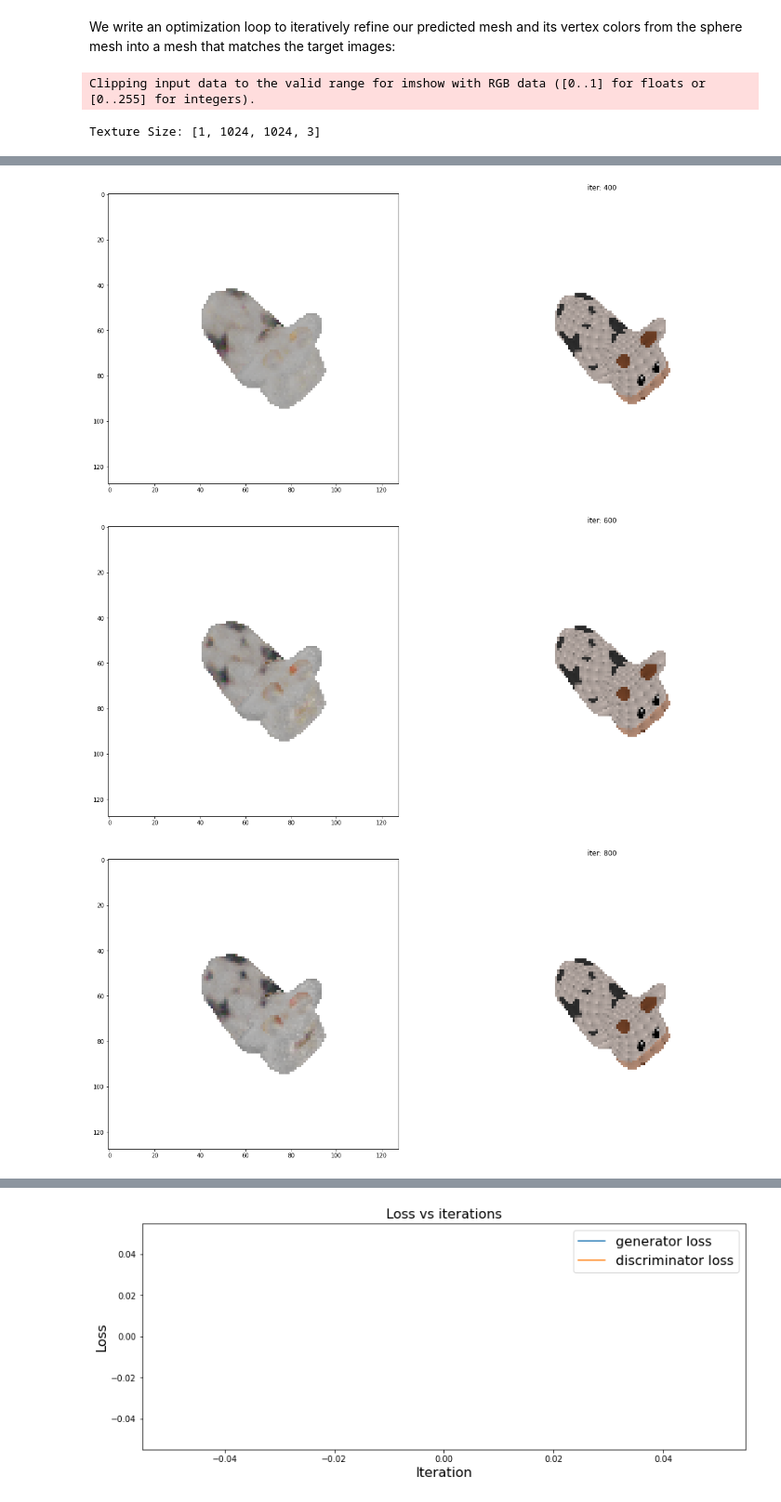
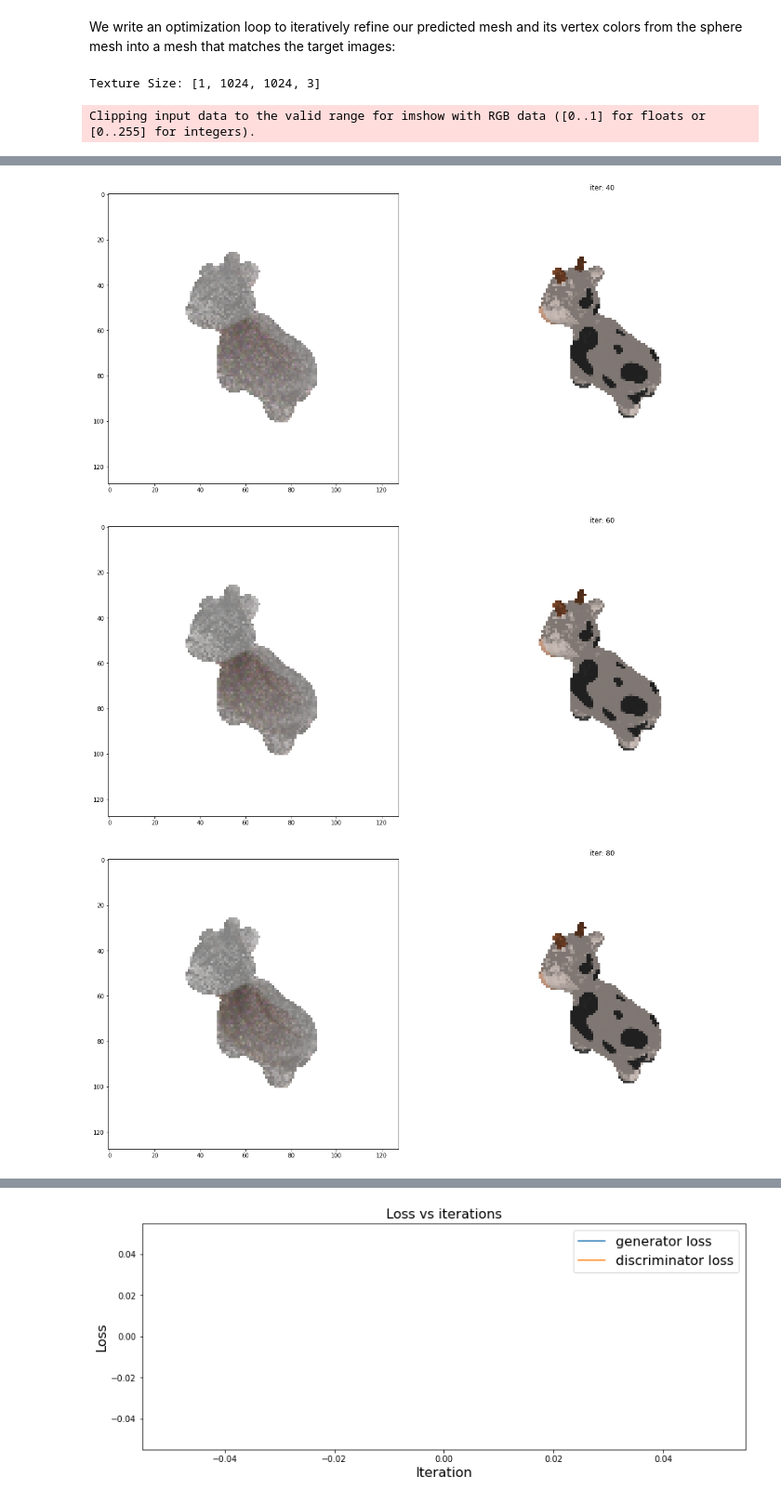
Before and after one commit to theycallmepeter/pytorch3d_PBR, a Jupyter notebook: docs/tutorials/fit_textured_mesh.ipynb, the cells around one changed output, grey strips where cells are left out. Shown at 93% size. Saved outputs shown, nothing was run; the diff lists cells and outputs as text; code cells hidden in the pictures.

```diff
--- a/docs/tutorials/fit_textured_mesh.ipynb
+++ b/docs/tutorials/fit_textured_mesh.ipynb
@@ -1021,7 +1080,7 @@ import torch.utils.data
 # Number of views to optimize over in each SGD iteration
 num_views_per_iteration = min(2, num_views)
 # Number of optimization steps
-Niter = 1000
+Niter = 100
 # Plot period for the losses
 plot_period = Niter // 5
 
@@ -1265,5 +1324,5 @@ for i in loop:
     # Train Texture/Generator
     # Here I want to use the discriminator to learn the texture better to try and fool it with the renderer serving as generator and the texture being the parameters we are tweaking/learning.
 # %% [output]
-Clipping input data to the valid range for imshow with RGB data ([0..1] for floats or [0..255] for integers).
+Texture Size: [1, 1024, 1024, 3]
-Texture Size: [1, 1024, 1024, 3]
+Clipping input data to the valid range for imshow with RGB data ([0..1] for floats or [0..255] for integers).
@@ -1272,6 +1331,6 @@ Texture Size: [1, 1024, 1024, 3]
-[figure, old version]
+[figure, new version]
-[figure, old version]
+[figure, new version]
-[figure, old version]
+[figure, new version]
 # %%
 # from itertools import product
 # dimensions = torch.tensor(list(sphere_verts_rgb.grad.shape))
```
Also changed, not shown: parts of 14 cells of this notebook, 2 other files.
